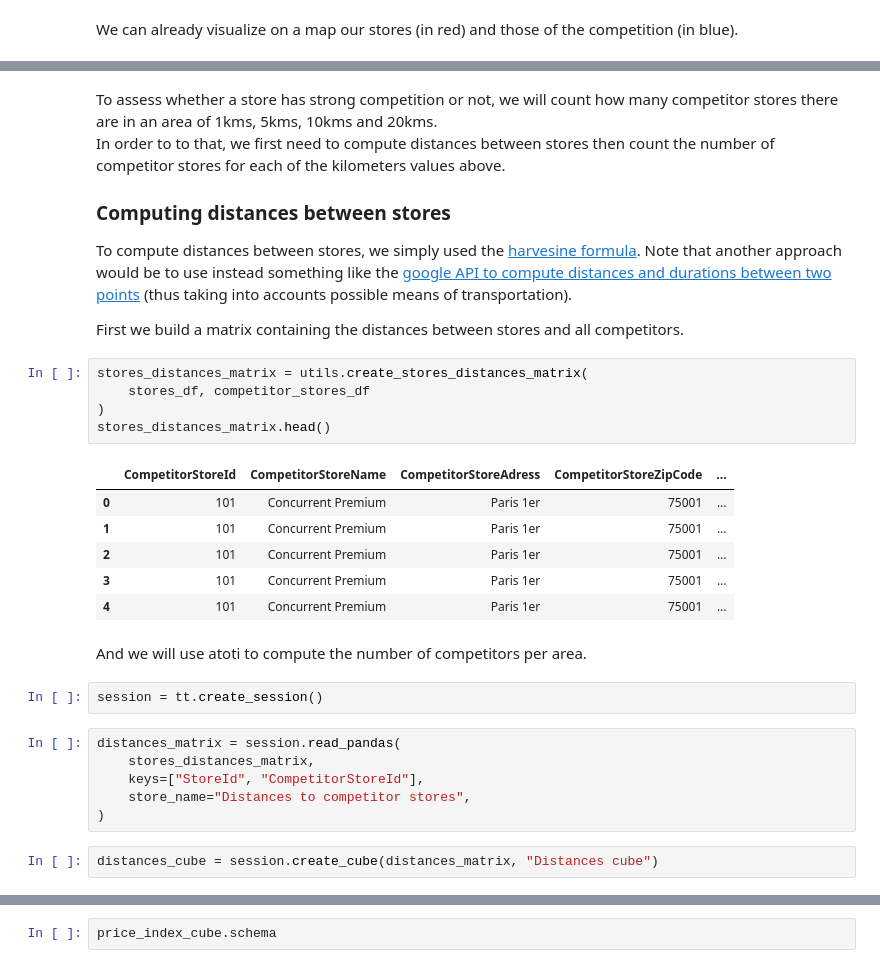
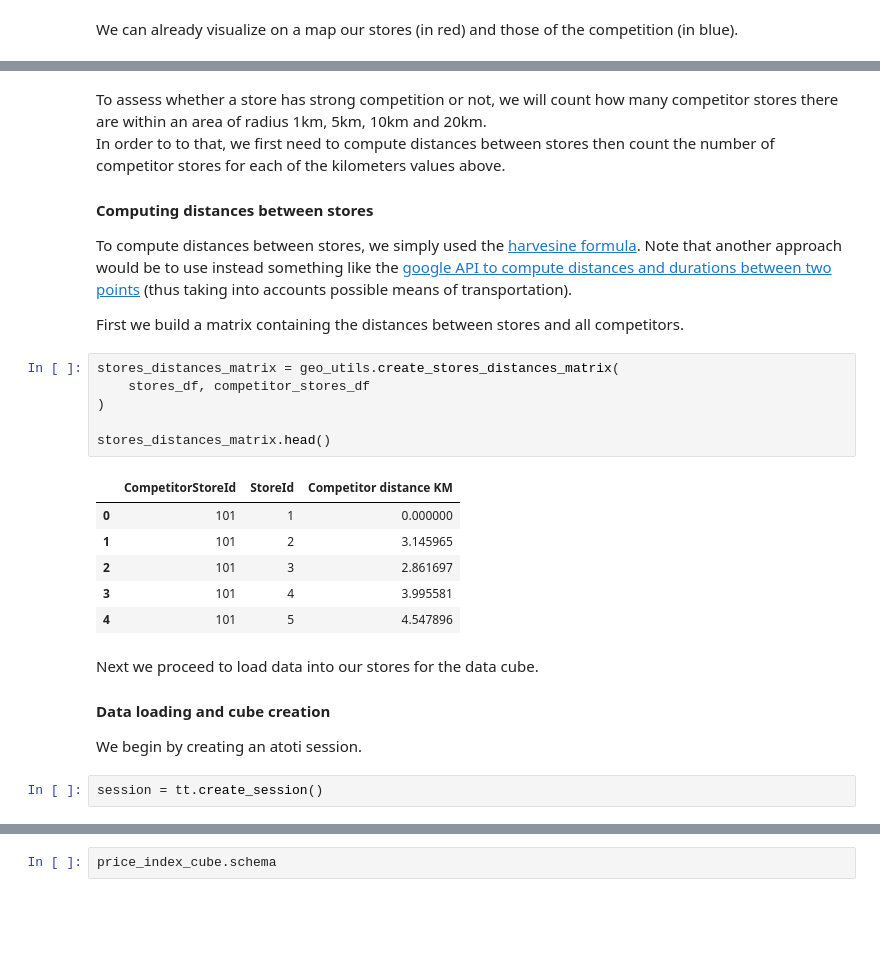
Before and after one commit to atoti/notebooks, a Jupyter notebook: retail/geopricing/main.ipynb, the cells around one changed output, grey strips where cells are left out. Drawn from its saved outputs; the diff is of its cells as text; blank space fills up the shorter version.

```diff
--- a/retail/geopricing/main.ipynb
+++ b/retail/geopricing/main.ipynb
@@ -58,34 +77,30 @@ stores_map
 # %% [output]
 [interactive output not drawn]
 # %% [markdown]
-To assess whether a store has strong competition or not, we will count how many competitor stores there are in an area of 1kms, 5kms, 10kms and 20kms.
+To assess whether a store has strong competition or not, we will count how many competitor stores there are within an area of radius 1km, 5km, 10km and 20km.
 In order to to that, we first need to compute distances between stores then count the number of competitor stores for each of the kilometers values above.
 
-### Computing distances between stores
+#### Computing distances between stores
 To compute distances between stores, we simply used the [harvesine formula](https://en.wikipedia.org/wiki/Haversine_formula). Note that another approach would be to use instead something like the [google API to compute distances and durations between two points](https://developers.google.com/maps/documentation/distance-matrix/intro) (thus taking into accounts possible means of transportation).
 
 First we build a matrix containing the distances between stores and all competitors.
 # %%
-stores_distances_matrix = utils.create_stores_distances_matrix(
+stores_distances_matrix = geo_utils.create_stores_distances_matrix(
     stores_df, competitor_stores_df
 )
+
 stores_distances_matrix.head()
 # %% [output]
-|  | CompetitorStoreId | CompetitorStoreName | CompetitorStoreAdress | CompetitorStoreZipCode | ... |
-| 0 | 101 | Concurrent Premium | Paris 1er | 75001 | ... |
-| 1 | 101 | Concurrent Premium | Paris 1er | 75001 | ... |
-| 2 | 101 | Concurrent Premium | Paris 1er | 75001 | ... |
-| 3 | 101 | Concurrent Premium | Paris 1er | 75001 | ... |
-| 4 | 101 | Concurrent Premium | Paris 1er | 75001 | ... |
+|  | CompetitorStoreId | StoreId | Competitor distance KM |
+| 0 | 101 | 1 | 0.000000 |
+| 1 | 101 | 2 | 3.145965 |
+| 2 | 101 | 3 | 2.861697 |
+| 3 | 101 | 4 | 3.995581 |
+| 4 | 101 | 5 | 4.547896 |
-# %% [markdown]
-And we will use atoti to compute the number of competitors per area.
+# %% [markdown]
+Next we proceed to load data into our stores for the data cube.
+
+#### Data loading and cube creation
+We begin by creating an atoti session.
 # %%
 session = tt.create_session()
-# %%
-distances_matrix = session.read_pandas(
-    stores_distances_matrix,
-    keys=["StoreId", "CompetitorStoreId"],
-    store_name="Distances to competitor stores",
-)
-# %%
-distances_cube = session.create_cube(distances_matrix, "Distances cube")
```
Also changed, not shown: parts of 116 cells of this notebook, 1 other file.
